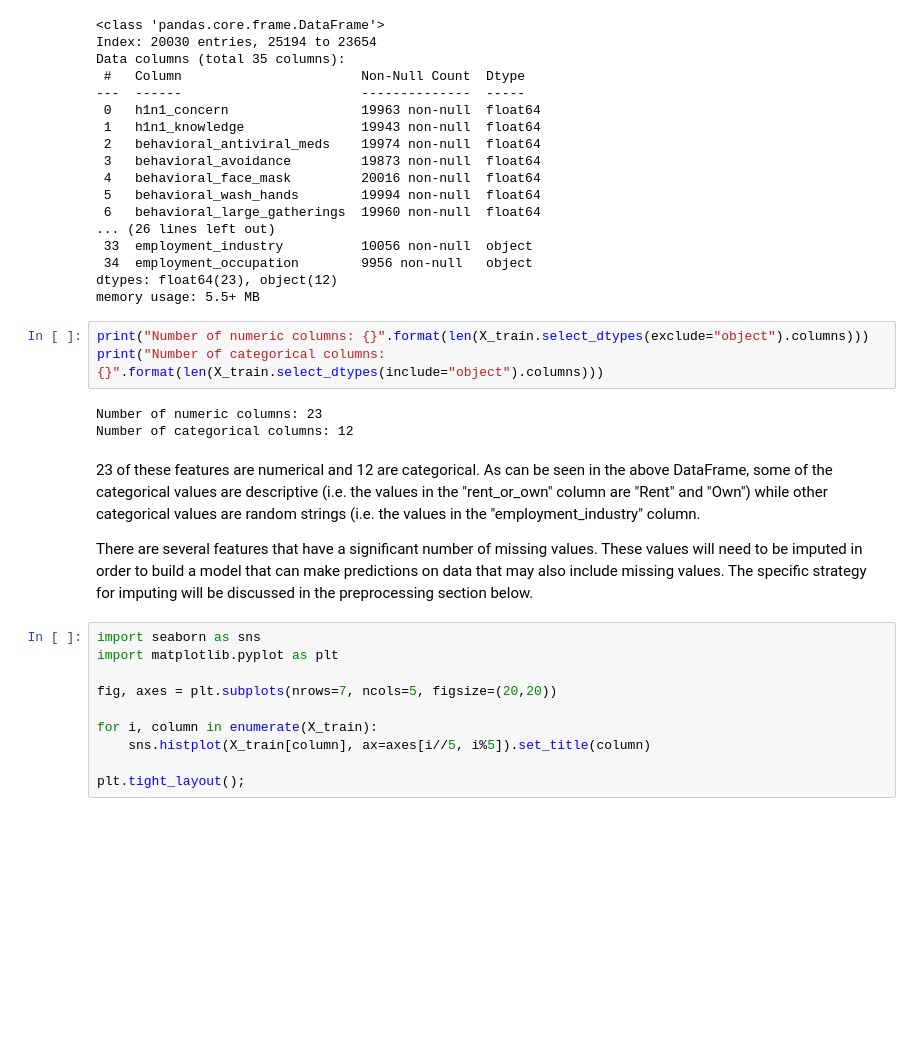
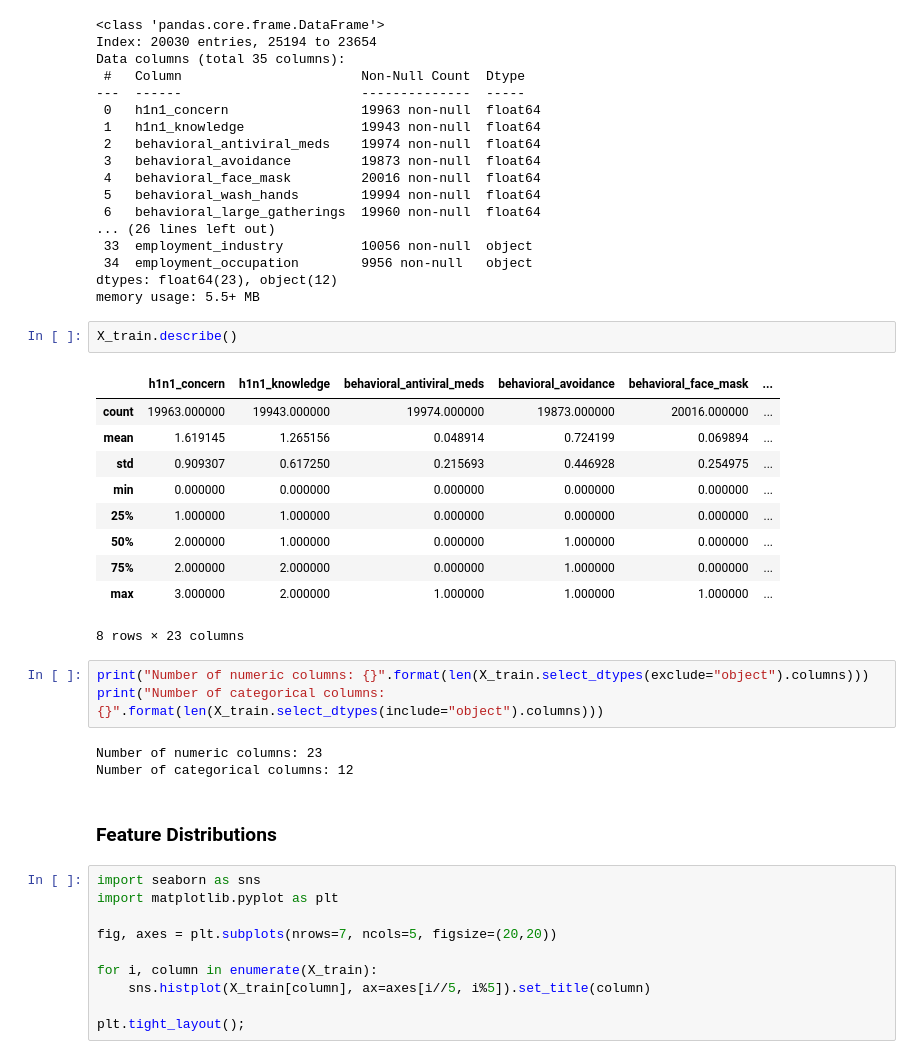
Before and after one commit to ccsurratt/seasonal_flu_vaccine_model, a Jupyter notebook: seasonal_flu_vaccine_predictive_model.ipynb, the cells around one changed output. Cells and saved outputs as stored; diff of their text form; blank space fills up the shorter version.

Commit message:
Updated data preparation section (handling missing data)

```diff
--- a/seasonal_flu_vaccine_predictive_model.ipynb
+++ b/seasonal_flu_vaccine_predictive_model.ipynb
@@ -73,16 +133,27 @@ Data columns (total 35 columns):
  34  employment_occupation        9956 non-null   object
 dtypes: float64(23), object(12)
 memory usage: 5.5+ MB
+# %%
+X_train.describe()
+# %% [output]
+|  | h1n1_concern | h1n1_knowledge | behavioral_antiviral_meds | behavioral_avoidance | behavioral_face_mask | ... |
+| count | 19963.000000 | 19943.000000 | 19974.000000 | 19873.000000 | 20016.000000 | ... |
+| mean | 1.619145 | 1.265156 | 0.048914 | 0.724199 | 0.069894 | ... |
+| std | 0.909307 | 0.617250 | 0.215693 | 0.446928 | 0.254975 | ... |
+| min | 0.000000 | 0.000000 | 0.000000 | 0.000000 | 0.000000 | ... |
+| 25% | 1.000000 | 1.000000 | 0.000000 | 0.000000 | 0.000000 | ... |
+| 50% | 2.000000 | 1.000000 | 0.000000 | 1.000000 | 0.000000 | ... |
+| 75% | 2.000000 | 2.000000 | 0.000000 | 1.000000 | 0.000000 | ... |
+| max | 3.000000 | 2.000000 | 1.000000 | 1.000000 | 1.000000 | ... |
+8 rows × 23 columns
 # %%
 print("Number of numeric columns: {}".format(len(X_train.select_dtypes(exclude="object").columns)))
 print("Number of categorical columns: {}".format(len(X_train.select_dtypes(include="object").columns)))
 # %% [output]
 Number of numeric columns: 23
 Number of categorical columns: 12
-# %% [markdown]
- 23 of these features are numerical and 12 are categorical. As can be seen in the above DataFrame, some of the categorical values are descriptive (i.e. the values in the "rent_or_own" column are "Rent" and "Own") while other categorical values are random strings (i.e. the values in the "employment_industry" column.
-
-There are several features that have a significant number of missing values. These values will need to be imputed in order to build a model that can make predictions on data that may also include missing values. The specific strategy for imputing will be discussed in the preprocessing section below.
+# %% [markdown]
+### Feature Distributions
 # %%
 import seaborn as sns
 import matplotlib.pyplot as plt
```
Also changed, not shown: parts of 173 cells of this notebook.
